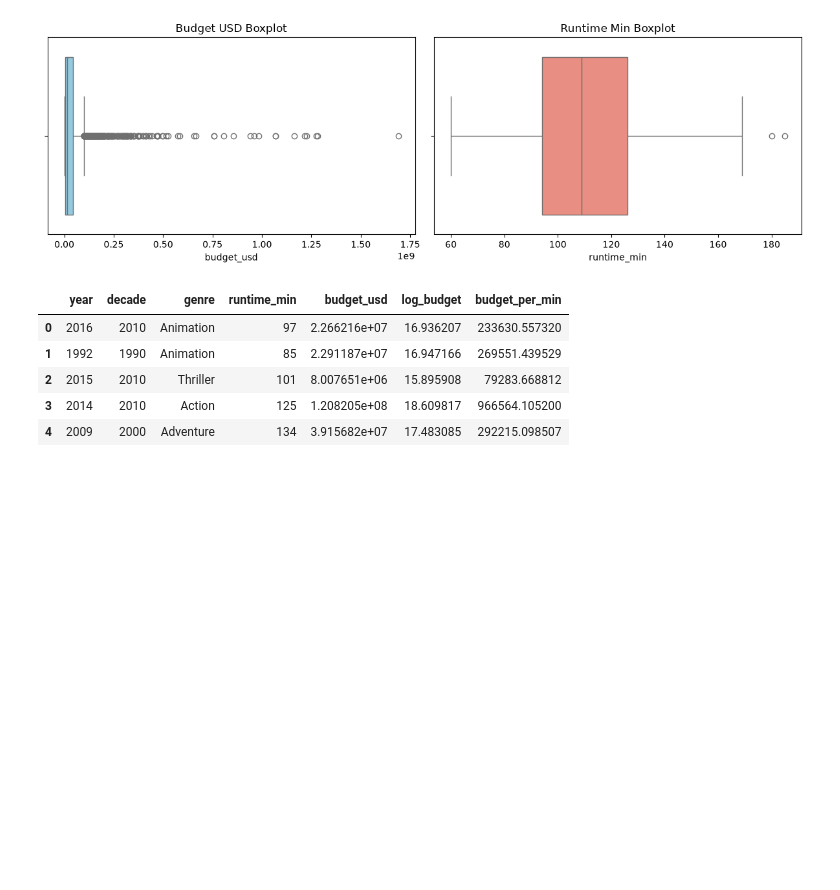
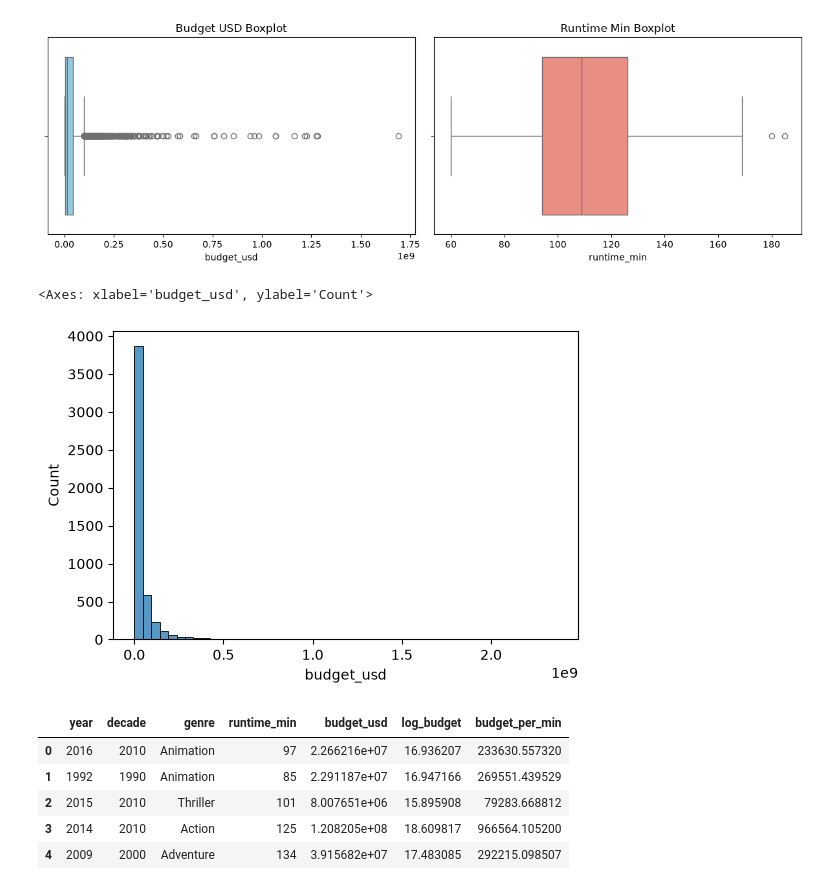
Before and after one commit to dilawarzAlgorithm/movie-blockbuster-prediction, a Jupyter notebook: notebook.ipynb, the cells around one changed output. Drawn from its saved outputs; the diff is of its cells as text; code cells hidden in the pictures; blank space fills up the shorter version.

```diff
--- a/notebook.ipynb
+++ b/notebook.ipynb
@@ -123,6 +130,12 @@ sns.boxplot(x=df_train['runtime_min'], ax=axes[1], color='salmon').set_title('Ru
 plt.tight_layout()
 # %% [output]
 [figure]
+# %%
+fig, axes = plt.subplots(1, 1, figsize=(6, 4))
+sns.histplot(df.budget_usd, bins=50)
+# %% [output]
+<Axes: xlabel='budget_usd', ylabel='Count'>
+[figure, added]
 # %%
 def prepare_features(df_input):
     df_out = df_input.copy()
```
Also changed, not shown: parts of 66 cells of this notebook.
